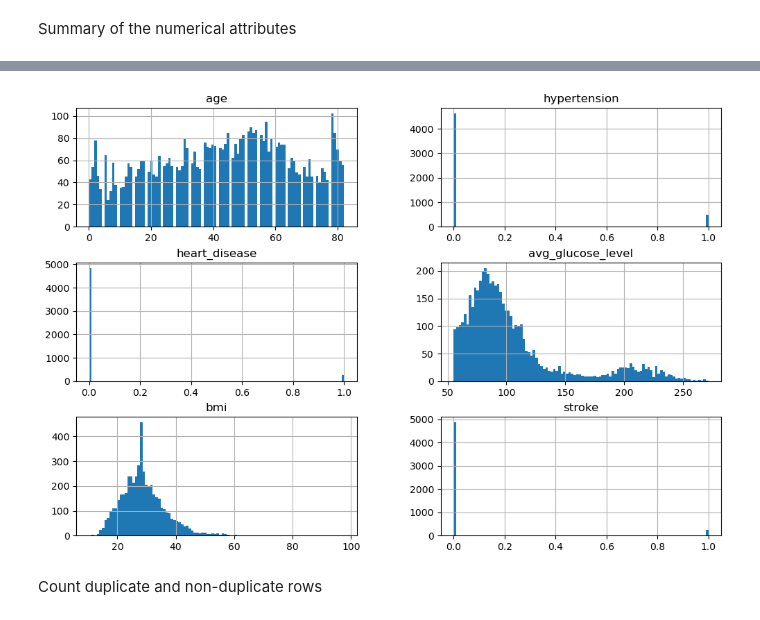
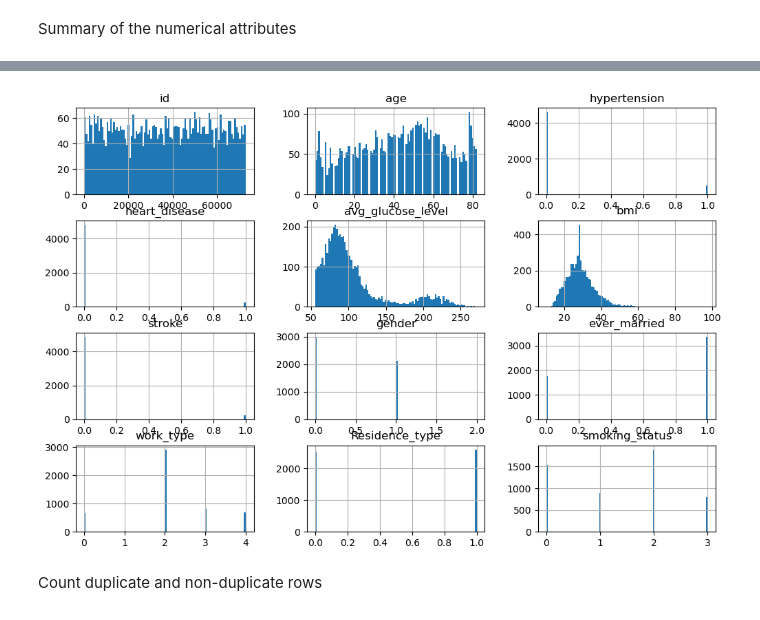
Before and after one commit to lenguyenthuyvan/M682finalproject, a Jupyter notebook: finalproject.ipynb, the cells around one changed output, grey strips where cells are left out. Drawn from its saved outputs; the diff is of its cells as text; code cells hidden in the pictures.

Commit message:
Done filling missing values to numeric attributes working on LabelEncoder. Trying to figure out how to retrieve the labels from encoded_labels

```diff
--- a/finalproject.ipynb
+++ b/finalproject.ipynb
@@ -137,3 +141,6 @@ never smoked       1892
 Name: count, dtype: int64
 # %% [markdown]
 Summary of the numerical attributes
+# %%
+stroke_data_cat = stroke_data.select_dtypes(include=[object])
+stroke_data_cat.head(5)
@@ -140,4 +154,22 @@ Summary of the numerical attributes
 # %%
-stroke_data_no_id=stroke_data.drop('id', axis=1) #dropping the ID
-stroke_data_no_id.describe()
+from sklearn.preprocessing import LabelEncoder
+label_enc = LabelEncoder()
+
+
+gender = label_enc.fit_transform(stroke_data_cat['gender'])
+decoded_labels_gender = label_enc.inverse_transform(gender)
+print(decoded_labels_gender)
+smoking_status = label_enc.fit_transform(stroke_data_cat['smoking_status'])
+work_type = label_enc.fit_transform(stroke_data_cat['work_type'])
+Residence_type = label_enc.fit_transform(stroke_data_cat['Residence_type'])
+ever_married = label_enc.fit_transform(stroke_data_cat['ever_married'])
+
+
+stroke_data_cat['gender'] = gender
+stroke_data_cat['smoking_status'] = smoking_status
+stroke_data_cat['work_type'] = work_type
+stroke_data_cat['Residence_type'] = Residence_type
+stroke_data_cat['ever_married'] = ever_married
+
+#stroke_data_cat.head(10)
 # %% [output]
@@ -160,0 +177,6 @@ The count, mean, min, and max rows are self-explanatory. Note that the
+# %%
+imputer_median.fit(stroke_data_cat)
+X = imputer_median.transform(stroke_data_cat)
+stroke_data_cat_filled = pd.DataFrame(X, columns=stroke_data_cat.columns,
+                            index=stroke_data_cat.index)
+stroke_data_cat_filled.head(10)
@@ -160,0 +195,3 @@ The count, mean, min, and max rows are self-explanatory. Note that the
+# %%
+stroke_data = pd.concat([stroke_data_num_filled, stroke_data_cat_filled], axis=1).reindex(stroke_data_num_filled.index)
+stroke_data.info(10)
@@ -161,8 +218,8 @@ The count, mean, min, and max rows are self-explanatory. Note that the
 # %%
-stroke_data_no_id.hist(bins=100, figsize=(12, 8))
+stroke_data.hist(bins=100, figsize=(12, 8))
 plt.show()
 # %% [output]
-[figure, old version]
+[figure, new version]
 # %% [markdown]
 Count duplicate and non-duplicate rows
 # %%
```
Also changed, not shown: parts of 13 cells of this notebook.
